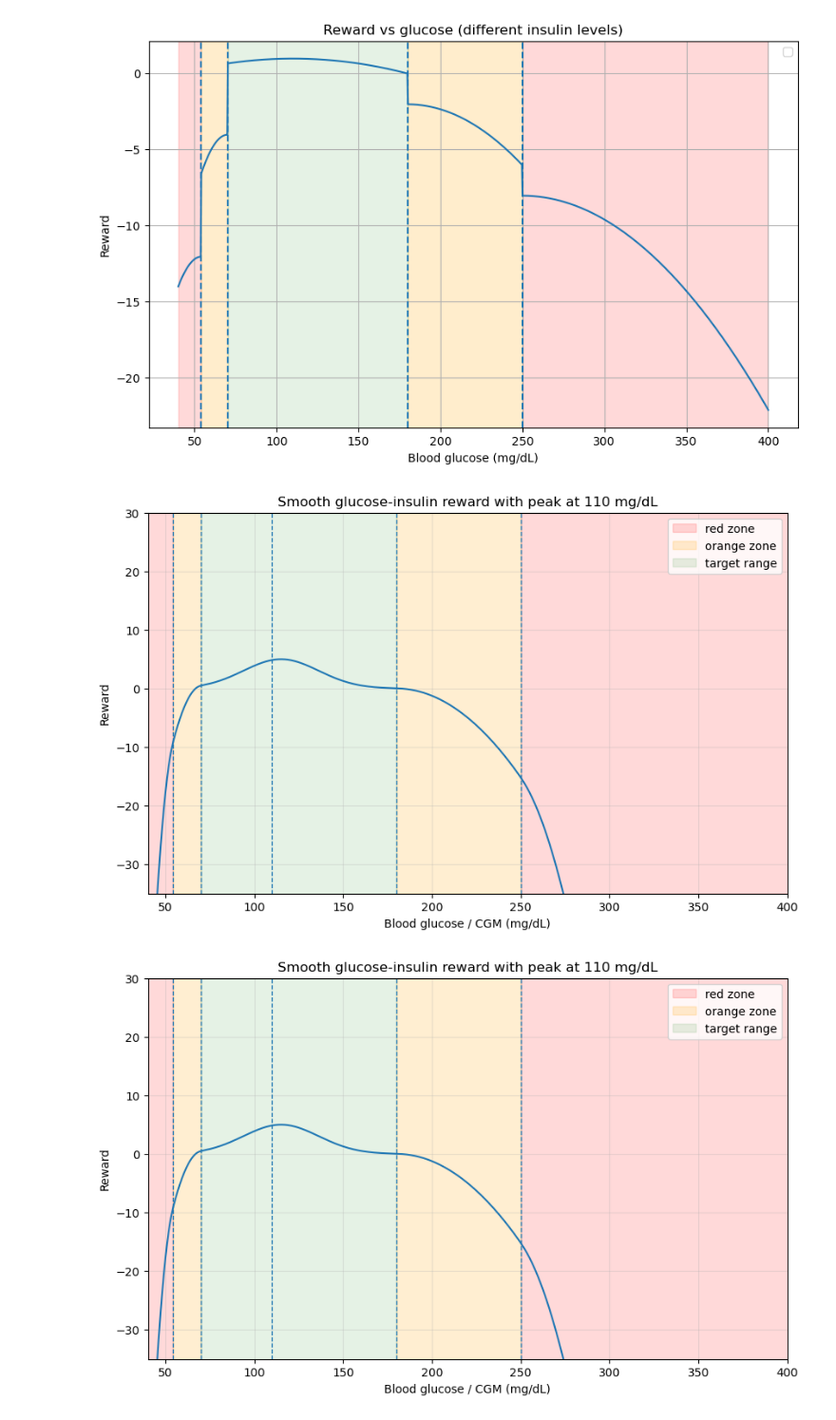
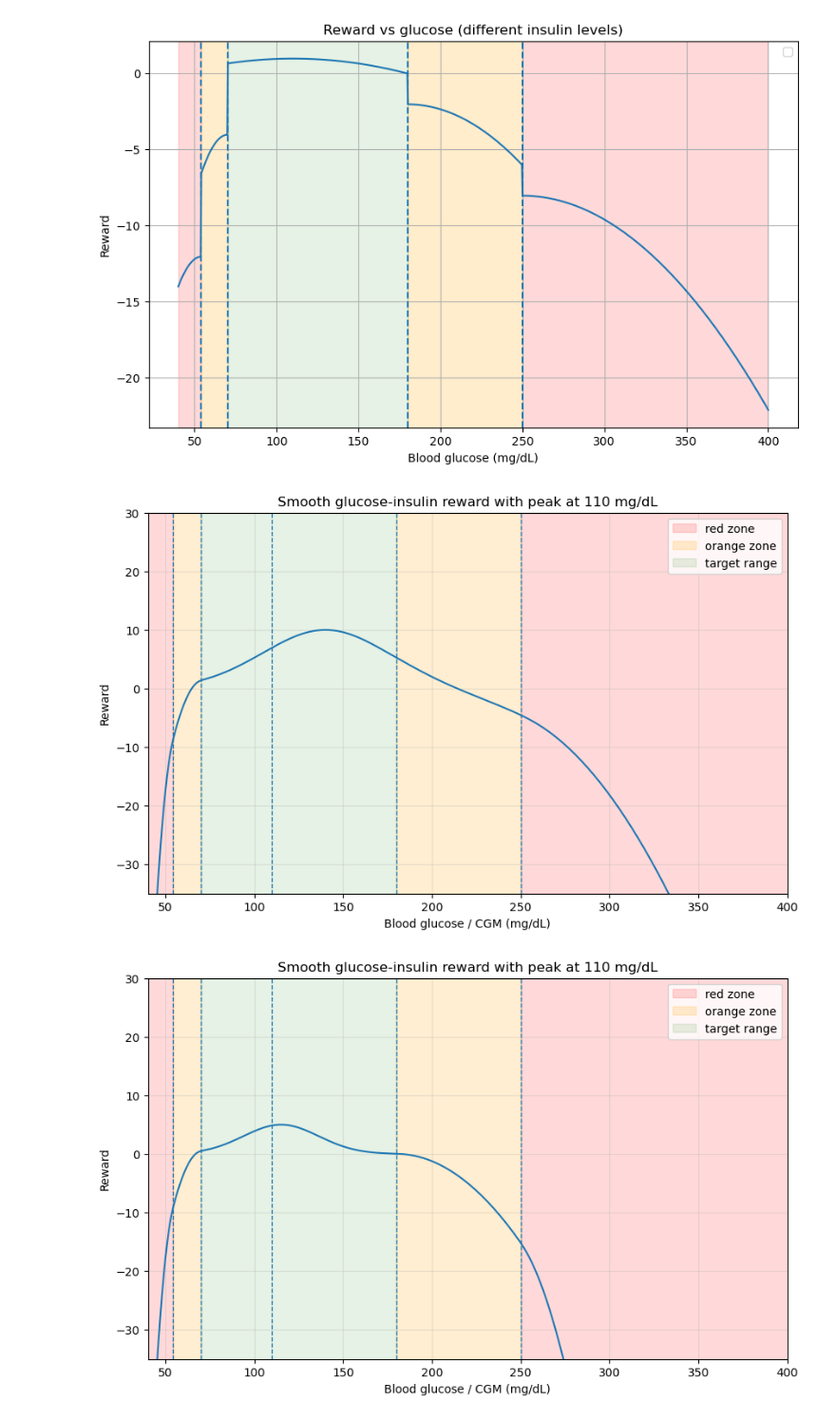
Before and after one commit to SofieElving/GGSpeciale, a Jupyter notebook: simglucose/reward_plots.ipynb, the cells around one changed output. Shown at 95% size. Cells and saved outputs as stored; diff of their text form; code cells hidden in the pictures.

```diff
--- a/simglucose/reward_plots.ipynb
+++ b/simglucose/reward_plots.ipynb
@@ -77,14 +77,14 @@ def smooth_glucose_insulin_reward(
     raw_insulin = float(raw_insulin)
 
     # Peak at 110 mg/dL
-    target_reward = 5 * np.exp(-((bg - 115.0) / 30.0) ** 2)
+    target_reward = 10 * np.exp(-((bg - 140.0) / 50.0) ** 2)
 
     # Smoothly increasing penalties
     low_penalty = 3.0 * softplus((70.0 - bg) / 9.0) ** 2
     severe_low_penalty = 6.0 * softplus((54.0 - bg) / 6.0) ** 2
 
-    high_penalty = 1.5 * softplus((bg - 180.0) / 22.0) ** 2
-    severe_high_penalty = 3.0 * softplus((bg - 250.0) / 15.0) ** 2
+    high_penalty = 1.5 * softplus((bg - 180.0) / 40.0) ** 2
+    severe_high_penalty = 3.0 * softplus((bg - 250.0) / 40.0) ** 2
 
 
     return float(
@@ -104,34 +104,34 @@ plt.figure(figsize=(10, 6))
 for raw_insulin in [6]:
     rewards = [
         smooth_glucose_insulin_reward(
             bg=bg,
             insulin=min(raw_insulin, 6),
             raw_insulin=raw_insulin,
         )
         for bg in bgs
     ]
     plt.plot(bgs, rewards)#, label=f"raw insulin = {raw_insulin}")
 
 # Safety regions
 plt.axvspan(40, 54, color="red", alpha=0.15, label="red zone")
 plt.axvspan(54, 70, color="orange", alpha=0.18, label="orange zone")
 plt.axvspan(70, 180, color="green", alpha=0.10, label="target range")
 plt.axvspan(180, 250, color="orange", alpha=0.18)
 plt.axvspan(250, 400, color="red", alpha=0.15)
 
 for boundary in [54, 70, 110, 180, 250]:
     plt.axvline(boundary, linestyle="--", linewidth=1)
 
 plt.title("Smooth glucose-insulin reward with peak at 110 mg/dL")
 plt.xlabel("Blood glucose / CGM (mg/dL)")
 plt.ylabel("Reward")
 plt.xlim(40, 400)
 plt.ylim(-35, 30)
 plt.grid(True, alpha=0.3)
 plt.legend()
 plt.show()
 # %% [output]
-[figure, old version]
+[figure, new version]
 # %%
 import numpy as np
 import matplotlib.pyplot as plt
```
Also changed, not shown: parts of 2 cells of this notebook, 31 other files.
